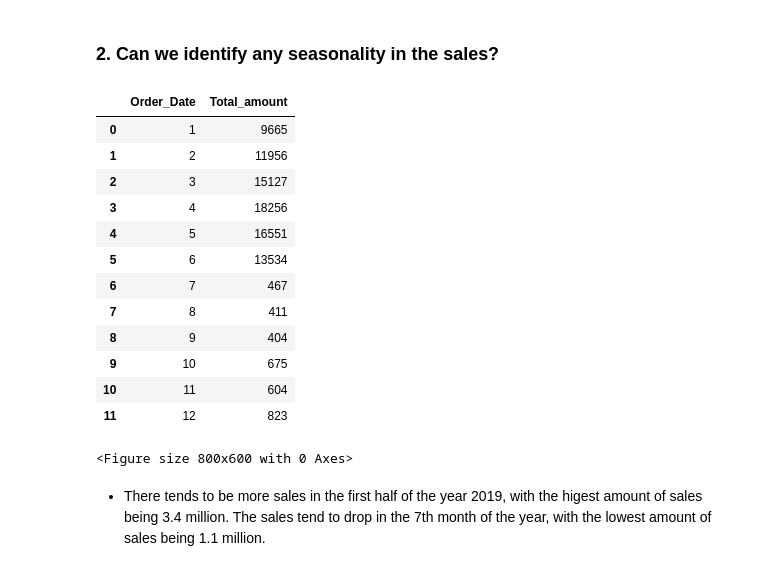
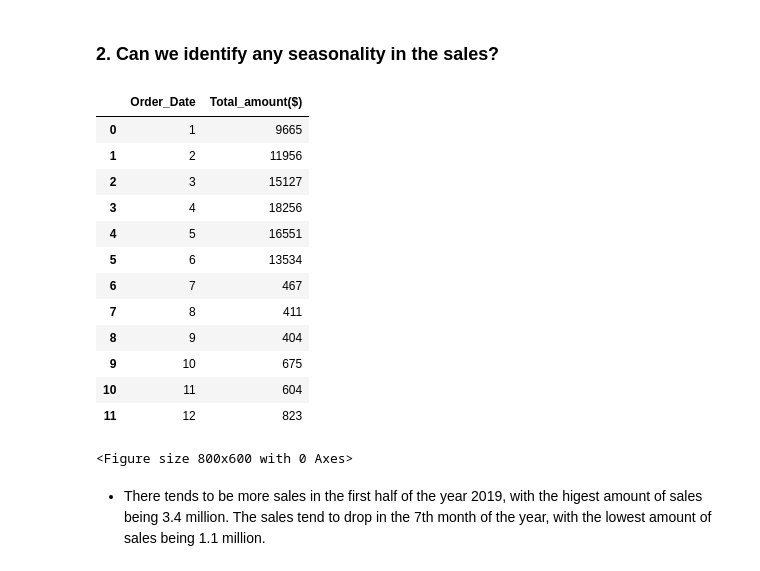
Before and after one commit to qochieng/Power-BI-dashboard-project, a Jupyter notebook: dashboard.ipynb, the cells around one changed output. Saved outputs shown, nothing was run; the diff lists cells and outputs as text; code cells hidden in the pictures.

```diff
--- a/dashboard.ipynb
+++ b/dashboard.ipynb
@@ -495,9 +495,9 @@ df.head(3)
 # %% [markdown]
 ### **1. How much money did we make this year?**
 # %%
-df['Total_amount'] = df['Quantity_Ordered'] * df['Price_Each']
+df['Total_amount($)'] = df['Quantity_Ordered'] * df['Price_Each']
 
-yearly_sale = df.groupby(df.Order_Date.dt.year)['Total_amount'].sum()
+yearly_sale = df.groupby(df.Order_Date.dt.year)['Total_amount($)'].sum()
 
 df_2019 = df[(df['Order_Date'].dt.year == 2019)]
 
@@ -543,10 +543,10 @@ sales_2019
 # %%
 plt.figure(figsize=(8,6))
 
-sale_2019_filtered = df_2019.groupby(df_2019['Order_Date'].dt.month)['Total_amount'].count().reset_index()
+sale_2019_filtered = df_2019.groupby(df_2019['Order_Date'].dt.month)['Total_amount($)'].count().reset_index()
 sale_2019_filtered
 # %% [output]
-|  | Order_Date | Total_amount |
+|  | Order_Date | Total_amount($) |
 | 0 | 1 | 9665 |
 | 1 | 2 | 11956 |
 | 2 | 3 | 15127 |
```
Also changed, not shown: parts of 10 cells of this notebook, 1 other file.
